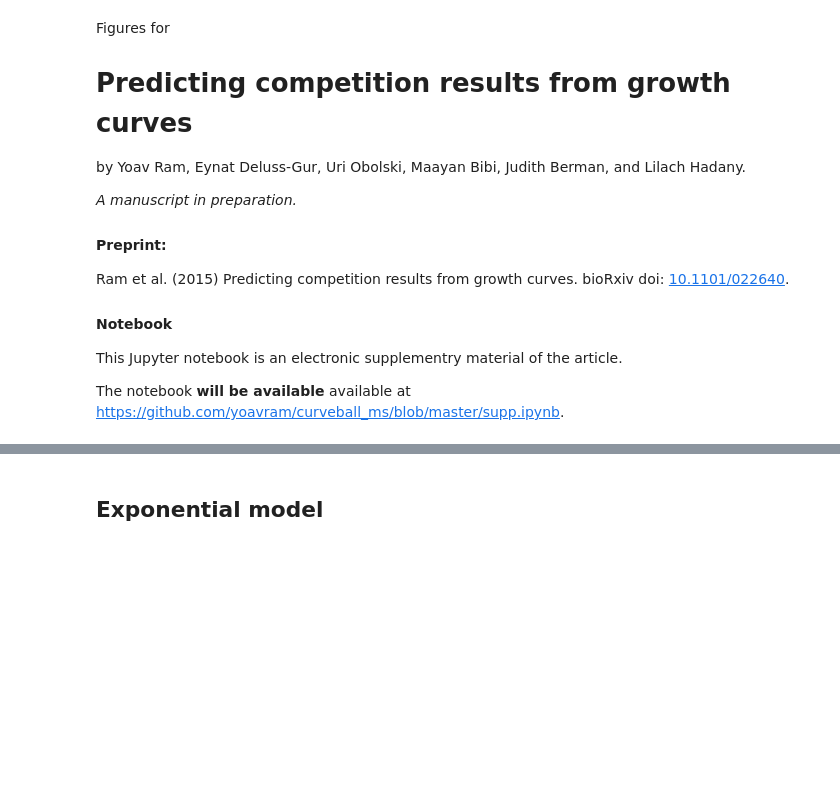
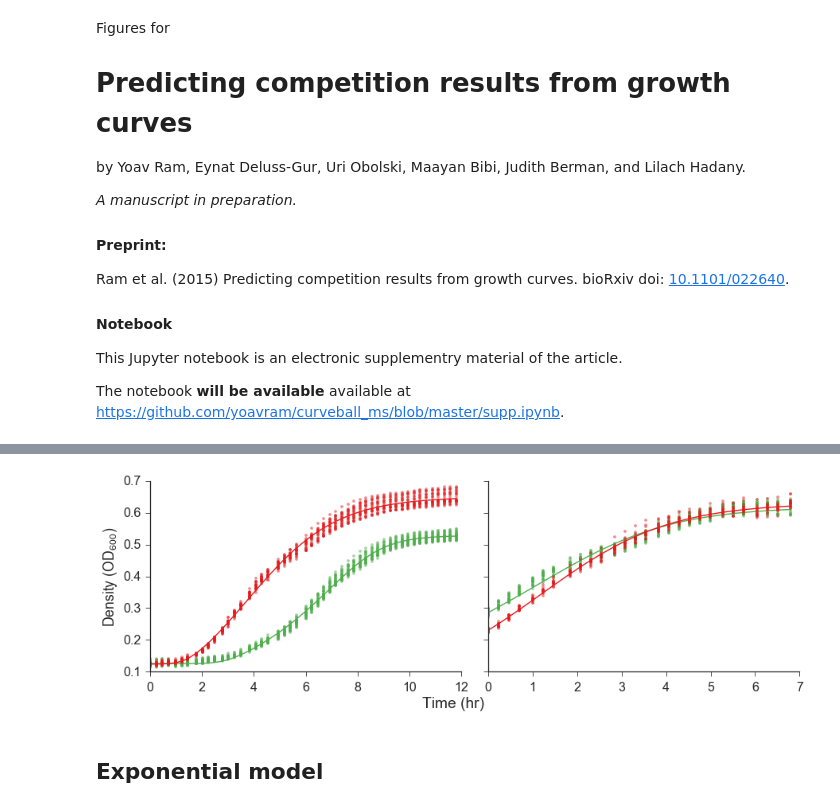
Before and after one commit to yoavram/curveball_ms, a Jupyter notebook: supp.ipynb, the cells around one changed output, grey strips where cells are left out. Cells and saved outputs as stored; diff of their text form; code cells hidden in the pictures; blank space fills up the shorter version.

```diff
--- a/supp.ipynb
+++ b/supp.ipynb
@@ -123,20 +127,23 @@ for ds in datasets.values():
 # %%
 cols = len(datasets)
 fig, ax = plt.subplots(1, cols, sharex=False, sharey=True, figsize=(width * cols, height))
 for i,(name, ds) in enumerate(datasets.items()):
     ds['model_G'].plot_fit(ax=ax[i], fit_kws={'color':green}, data_kws={'color':green,'alpha':0.5, 'marker':'.'}, init_kws={'ls':''})
     ds['model_R'].plot_fit(ax=ax[i], fit_kws={'color':red}, data_kws={'color':red, 'alpha':0.5, 'marker':'.'}, init_kws={'ls':''})
-    ds['model_RG'].plot_fit(ax=ax[i], fit_kws={'color':blue}, data_kws={'color':blue,'alpha':0.5, 'marker':'.'}, init_kws={'ls':''})
+    #ds['model_RG'].plot_fit(ax=ax[i], fit_kws={'color':blue}, data_kws={'color':blue,'alpha':0.5, 'marker':'.'}, init_kws={'ls':''})
 
-    ax[i].set(title=name, xlabel='')
+    ax[i].set(title='', xlabel='')
     if i == 0:
         ax[i].set(ylabel=r'Density ($OD_{600}$)')
     else:
         ax[i].set(ylabel='')
     ax[i].legend().set_visible(False)
-fig_xlabel('Time (hr)')
+fig_xlabel(fig, 'Time (hr)')
 fig.tight_layout()
 sns.despine()
+fig.savefig('Fig-model_fitting.png')
+# %% [output]
+[figure, added]
 # %% [markdown]
 ## Exponential model
 # %%
```
Also changed, not shown: parts of 10 cells of this notebook.
